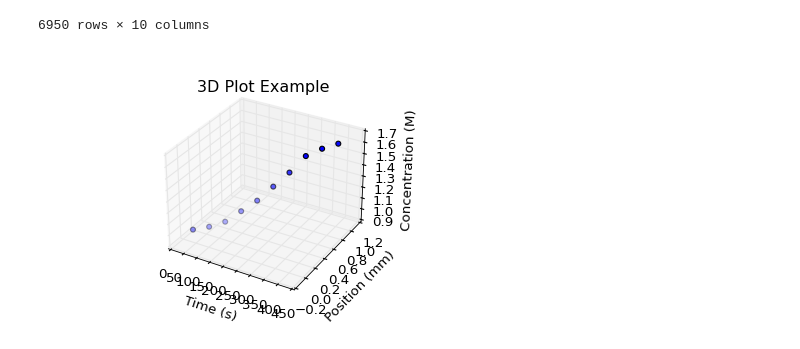
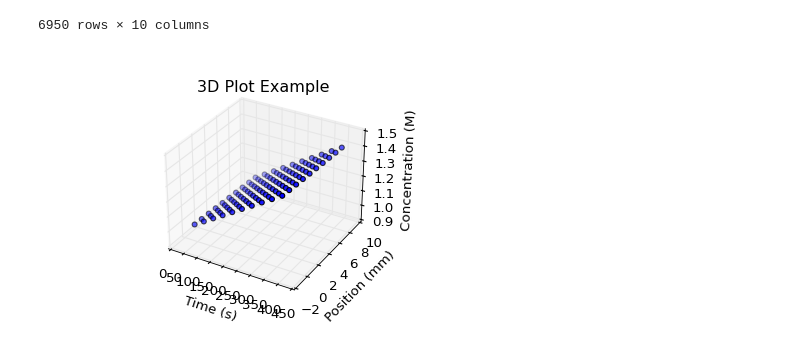
Before and after one commit to MODESBYU/MODES, a Jupyter notebook: Battery Data/Li-Li Symmetric Cell/Diagnostics/DataIO.ipynb, the cells around one changed output. Cells and saved outputs as stored; diff of their text form; code cells hidden in the pictures.

```diff
--- a/Battery Data/Li-Li Symmetric Cell/Diagnostics/DataIO.ipynb
+++ b/Battery Data/Li-Li Symmetric Cell/Diagnostics/DataIO.ipynb
@@ -109,17 +111,17 @@ display(test_csv_pd)
 # %%
 test_csv_pd.to_csv(folder_path+"test_csv.csv")
 # %%
-Z = np.array([1,1.01,1.04,1.12,1.2,1.31,1.42,1.55,1.6,1.63]) #Concentrations
-Y = np.linspace(0,1,10) #Position
-X = np.linspace(40,400,10) #Time
+Z = np.linspace(1,1.4,100) #Concentrations
+Y = [i for i in range(0, 10)] * 10
+X = np.linspace(40,400,100) #Time
 #3D plotting practice
 fig = plt.figure()
 ax = fig.add_subplot(111, projection='3d')
 ax.scatter(X,Y,Z)
 ax.set_zlabel('Concentration (M)')
 ax.set_ylabel('Position (mm)')
 ax.set_xlabel('Time (s)')
 ax.set_title('3D Plot Example')
 plt.show()
 # %% [output]
-[figure, old version]
+[figure, new version]
```
Also changed, not shown: parts of 1 cell of this notebook.
